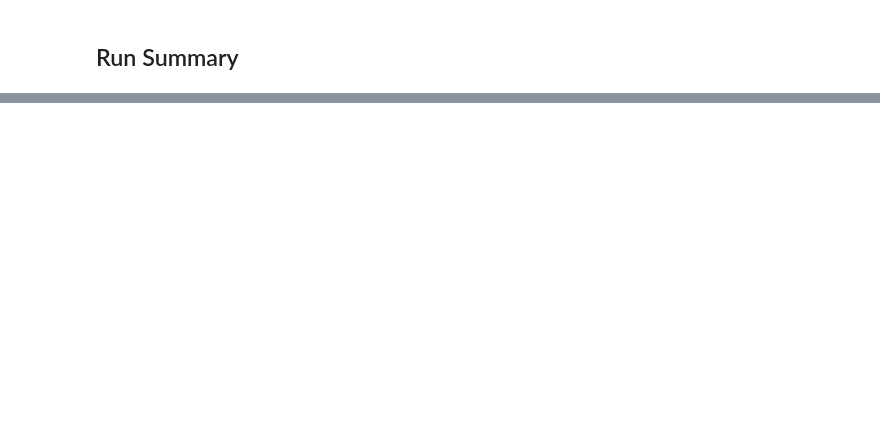
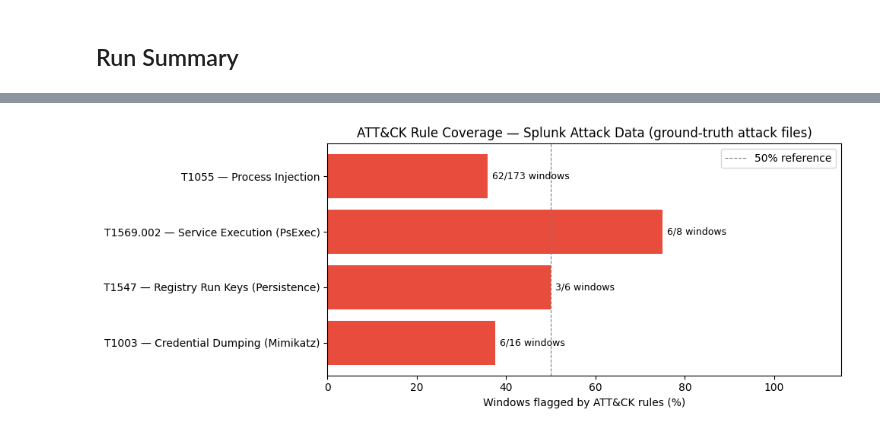
Before and after one commit to Phish-N-Chips25/Challange-3, a Jupyter notebook: DualSentinel/notebooks/pipeline_run.ipynb, the cells around one changed output, grey strips where cells are left out. Drawn from its saved outputs; the diff is of its cells as text; code cells hidden in the pictures; blank space fills up the shorter version.

```diff
--- a/DualSentinel/notebooks/pipeline_run.ipynb
+++ b/DualSentinel/notebooks/pipeline_run.ipynb
@@ -53,8 +53,8 @@ MAX_JUDGE_WINDOWS  = 50      # cap passed to judge_batch
 WINDOW_SECONDS     = 60
 MAX_EVENTS_PER_WINDOW = 200
 # Override with env var if set, otherwise use the models confirmed available in Ollama
-SLM_MODEL   = os.getenv('SLM_MODEL',   'phi3:medium')   # ollama pull phi3:medium
-JUDGE_MODEL = os.getenv('JUDGE_MODEL', 'llama3.2')      # ollama pull llama3.2
+SLM_MODEL   = os.getenv('SLM_MODEL',   'phi3:mini')    # ollama pull phi3:mini
+JUDGE_MODEL = os.getenv('JUDGE_MODEL', 'llama3.2')     # ollama pull llama3.2
 
 # ── Output directory (one timestamped folder per run) ──────────────────────
 RUN_TS     = datetime.now().strftime('%Y-%m-%d_%H-%M')
@@ -473,0 +879,76 @@ else:
+# %%
+import sys, importlib
+
+# ── Reload preprocessor so parse_splunk_xml is available ─────────────────────
+if 'preprocessor' in sys.modules:
+    importlib.reload(sys.modules['preprocessor'])
+
+from preprocessor import parse_splunk_xml, make_windows
+from detectors import tag_techniques
+
+SPLUNK_FILES = {
+    'T1003 — Credential Dumping (Mimikatz)': Path('data/samples/splunk_T1003_sysmon.log'),
+    'T1547 — Registry Run Keys (Persistence)': Path('data/samples/splunk_T1547_regrunkey_sysmon.log'),
+    'T1569.002 — Service Execution (PsExec)':  Path('data/samples/splunk_T1569_002_windows-sysmon.log'),
+    'T1055 — Process Injection':               Path('data/samples/splunk_T1055_windows-sysmon.log'),
+}
+
+summary_rows = []
+detail_per_technique = {}
+
+for gt_label, fpath in SPLUNK_FILES.items():
+    if not fpath.exists():
+        print(f"[SKIP] {fpath.name} not found")
+        continue
+    print(f"Parsing {fpath.name} …", end=" ", flush=True)
+    df_att = parse_splunk_xml(fpath)
+    print(f"{len(df_att):,} events", end=" → ", flush=True)
+    wins = list(make_windows(df_att, window_size_seconds=WINDOW_SECONDS))
+    print(f"{len(wins)} windows")
+
+    hit_windows, techniques_found = 0, set()
+    for w in wins:
+        wd = w.to_dict() if hasattr(w, 'to_dict') else dict(w)
+        hits = tag_techniques(wd)
+        if hits:
+            hit_windows += 1
+            techniques_found.update(h['technique'] for h in hits)
+
+    hit_rate = hit_windows / len(wins) * 100 if wins else 0.0
+    summary_rows.append({
+        'Ground-truth technique': gt_label,
+        'Events parsed': len(df_att),
+        'Windows': len(wins),
+        'Windows w/ ATT&CK hit': hit_windows,
+        'Hit rate (%)': f"{hit_rate:.1f}",
+        'Techniques tagged': ', '.join(sorted(techniques_found)) or '—',
+    })
+    detail_per_technique[gt_label] = {
+        'events': len(df_att), 'windows': len(wins),
+        'hit_windows': hit_windows, 'techniques': techniques_found,
+    }
+
+df_summary = pd.DataFrame(summary_rows).set_index('Ground-truth technique')
+print("\n=== ATT&CK Tag Coverage on Known-Attack Files ===\n")
+display(df_summary)
+
+# ── Bar chart: hit rate per technique ─────────────────────────────────────────
+if summary_rows:
+    labels = [r['Ground-truth technique'] for r in summary_rows]
+    rates  = [float(r['Hit rate (%)']) for r in summary_rows]
+    counts = [r['Windows w/ ATT&CK hit'] for r in summary_rows]
+    total  = [r['Windows'] for r in summary_rows]
+
+    fig, ax = plt.subplots(figsize=(10, 4))
+    bars = ax.barh(labels, rates, color=['#e74c3c' if r > 0 else '#95a5a6' for r in rates])
+    for bar, c, t in zip(bars, counts, total):
+        ax.text(bar.get_width() + 1, bar.get_y() + bar.get_height()/2,
+                f"{c}/{t} windows", va='center', fontsize=9)
+    ax.set_xlabel('Windows flagged by ATT&CK rules (%)')
+    ax.set_xlim(0, 115)
+    ax.set_title('ATT&CK Rule Coverage — Splunk Attack Data (ground-truth attack files)')
+    ax.axvline(50, color='gray', linestyle='--', linewidth=0.8, label='50% reference')
+    ax.legend()
+    plt.tight_layout()
+    plt.show()
+# %% [output]
@@ -473,0 +975 @@ else:
+[figure, added]
```
Also changed, not shown: parts of 23 cells of this notebook, 2 other files.
